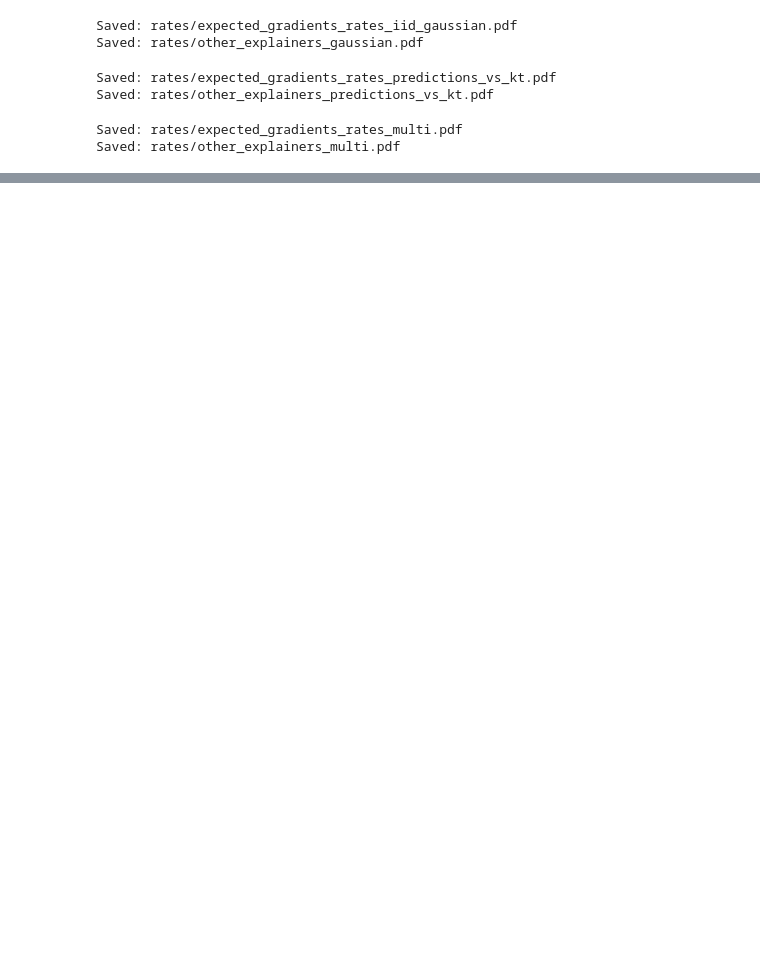
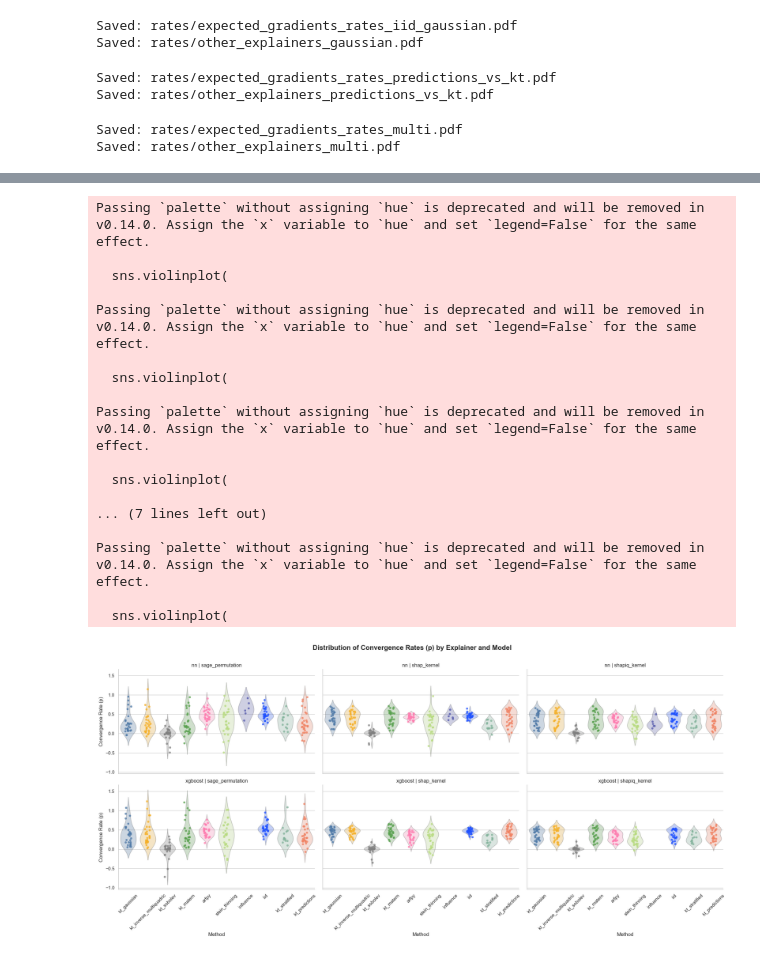
Before and after one commit to kateqwerty001/bsc-compress-then-explain, a Jupyter notebook: visualizations/rates.ipynb, the cells around one changed output, grey strips where cells are left out. Drawn from its saved outputs; the diff is of its cells as text; code cells hidden in the pictures; blank space fills up the shorter version.

```diff
--- a/visualizations/rates.ipynb
+++ b/visualizations/rates.ipynb
@@ -456,0 +561,77 @@ Saved: rates/other_explainers_multi.pdf
+# %%
+import matplotlib.pyplot as plt
+import seaborn as sns
+
+sns.set_theme(style="whitegrid")
+method_order = [m for m in method_colors.keys() if m in coeffs_df_other["method_total"].unique()]
+
+g = sns.FacetGrid(
+    coeffs_df_other,
+    col="explainer_total",
+    row="model_name",
+    sharey=True,
+    height=5,
+    aspect=1.4
+)
+
+def draw_violin_plots(data, **kwargs):
+    ax = plt.gca()
+
+    sns.violinplot(
+        data=data,
+        x="method_total",
+        y="p",
+        order=method_order,
+        palette=method_colors,
+        inner=None,
+        alpha=0.3,
+        ax=ax
+    )
+
+    sns.stripplot(
+        data=data,
+        x="method_total",
+        y="p",
+        order=method_order,
+        hue="method_total",
+        palette=method_colors,
+        jitter=0.15,
+        size=5,
+        alpha=0.8,
+        legend=False,
+        ax=ax
+    )
+
+g.map_dataframe(draw_violin_plots)
+
+g.set_axis_labels("Method", "Convergence Rate (p)")
+g.set_titles(row_template="{row_name}", col_template="{col_name}")
+
+for ax in g.axes.flat:
+    ax.tick_params(axis='x', rotation=45)
+    ax.xaxis.grid(False)
+
+plt.tight_layout()
+plt.subplots_adjust(top=0.9)
+g.fig.suptitle("Distribution of Convergence Rates (p) by Explainer and Model", fontsize=16, fontweight='bold')
+
+plt.show()
+# %% [output]
+Passing `palette` without assigning `hue` is deprecated and will be removed in v0.14.0. Assign the `x` variable to `hue` and set `legend=False` for the same effect.
+
+  sns.violinplot(
+
+Passing `palette` without assigning `hue` is deprecated and will be removed in v0.14.0. Assign the `x` variable to `hue` and set `legend=False` for the same effect.
+
+  sns.violinplot(
+
+Passing `palette` without assigning `hue` is deprecated and will be removed in v0.14.0. Assign the `x` variable to `hue` and set `legend=False` for the same effect.
+
+  sns.violinplot(
+
+... (7 lines left out)
+
+Passing `palette` without assigning `hue` is deprecated and will be removed in v0.14.0. Assign the `x` variable to `hue` and set `legend=False` for the same effect.
+
+  sns.violinplot(
+[figure, added]
```
Also changed, not shown: parts of 9 cells of this notebook, 6 other files.
